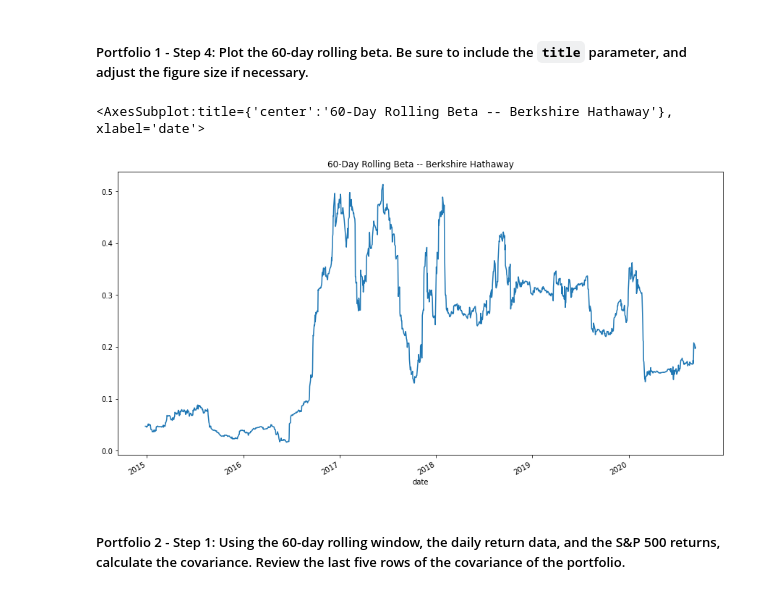
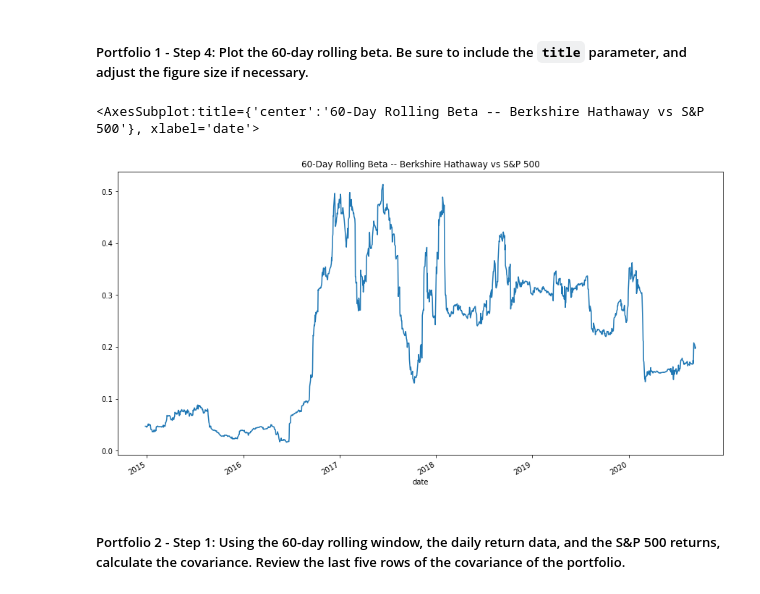
Before and after one commit to ForrestSurles/Portfolio_Investment_Algorithm_Analysis, a Jupyter notebook: risk_return_analysis.ipynb, the cells around one changed output. Cells and saved outputs as stored; diff of their text form; code cells hidden in the pictures.

```diff
--- a/risk_return_analysis.ipynb
+++ b/risk_return_analysis.ipynb
@@ -488,10 +487,10 @@ berk_average_rolling_60_beta
 # %%
 # Plot the rolling beta
 # Include a title parameter and adjust the figure size
-berk_rolling_60_beta.plot(figsize=(15,8),title='60-Day Rolling Beta -- Berkshire Hathaway')
+berk_rolling_60_beta.plot(figsize=(15,8),title='60-Day Rolling Beta -- Berkshire Hathaway vs S&P 500')
 # %% [output]
-<AxesSubplot:title={'center':'60-Day Rolling Beta -- Berkshire Hathaway'}, xlabel='date'>
+<AxesSubplot:title={'center':'60-Day Rolling Beta -- Berkshire Hathaway vs S&P 500'}, xlabel='date'>
-[figure, old version]
+[figure, new version]
 # %% [markdown]
 ##### Portfolio 2 - Step 1: Using the 60-day rolling window, the daily return data, and the S&P 500 returns, calculate the covariance. Review the last five rows of the covariance of the portfolio.
 # %%
```
Also changed, not shown: parts of 4 cells of this notebook.
